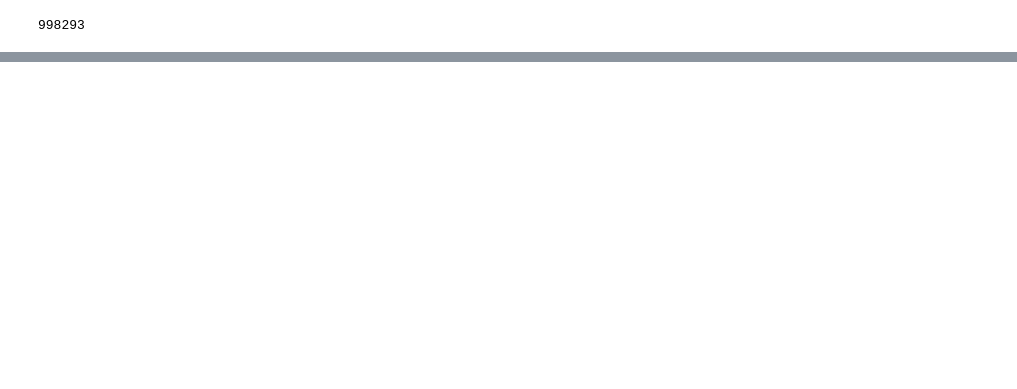
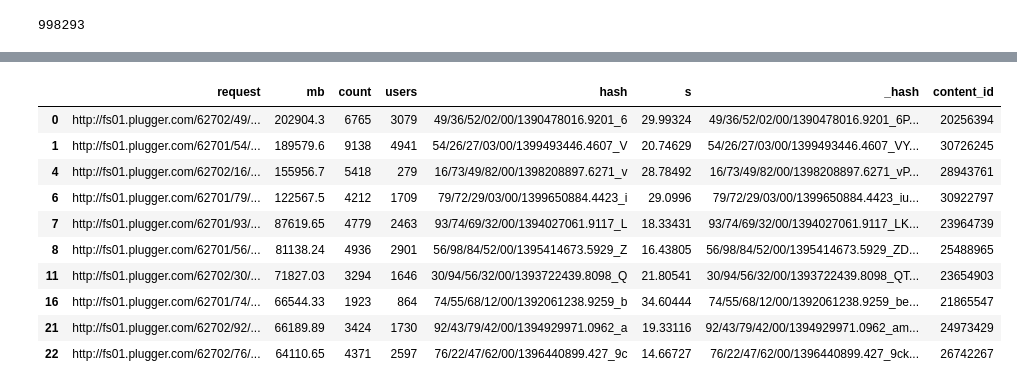
Before and after one commit to nicolasgo/_pmx, a Jupyter notebook: fraud-analysis-videos.ipynb, the cells around one changed output, grey strips where cells are left out. Cells and saved outputs as stored; diff of their text form; code cells hidden in the pictures; blank space fills up the shorter version.

```diff
--- a/fraud-analysis-videos.ipynb
+++ b/fraud-analysis-videos.ipynb
@@ -409,7 +389,7 @@ stats_per_request.sort(['users'],ascending=False).head(20)
 # %%
 zzcontent_fn=_rootdir+'data/zzcontent'
 #!head {zzcontent_fn}
-df_content=0
+#df_content=0
 try:
     print df_content.content_id.count()
 except:
@@ -451,0 +426,3 @@ dtype: int64
+# %%
+report=stats_per_request.sort(['mb'],ascending=False)
+report.head(10)
@@ -451,0 +441,19 @@ dtype: int64
+# %%
+report['_hash']=report['hash']
+report['hash']=report.hash.apply(lambda x: x[:32])
+m=df_content[['hash','content_id']].dropna()
+report=report.merge(m)#, left_index=True,right_index=True)
+report.sort(['mb'],ascending=False, inplace=True)
+report.head(10)
+# %% [output]
+|  | request | mb | count | users | hash | s | _hash | content_id |
+| 0 | http://fs01.plugger.com/62702/49/... | 202904.3 | 6765 | 3079 | 49/36/52/02/00/1390478016.9201_6 | 29.99324 | 49/36/52/02/00/1390478016.9201_6P... | 20256394 |
+| 1 | http://fs01.plugger.com/62701/54/... | 189579.6 | 9138 | 4941 | 54/26/27/03/00/1399493446.4607_V | 20.74629 | 54/26/27/03/00/1399493446.4607_VY... | 30726245 |
+| 4 | http://fs01.plugger.com/62702/16/... | 155956.7 | 5418 | 279 | 16/73/49/82/00/1398208897.6271_v | 28.78492 | 16/73/49/82/00/1398208897.6271_vP... | 28943761 |
+| 6 | http://fs01.plugger.com/62701/79/... | 122567.5 | 4212 | 1709 | 79/72/29/03/00/1399650884.4423_i | 29.0996 | 79/72/29/03/00/1399650884.4423_iu... | 30922797 |
+| 7 | http://fs01.plugger.com/62701/93/... | 87619.65 | 4779 | 2463 | 93/74/69/32/00/1394027061.9117_L | 18.33431 | 93/74/69/32/00/1394027061.9117_LK... | 23964739 |
+| 8 | http://fs01.plugger.com/62701/56/... | 81138.24 | 4936 | 2901 | 56/98/84/52/00/1395414673.5929_Z | 16.43805 | 56/98/84/52/00/1395414673.5929_ZD... | 25488965 |
+| 11 | http://fs01.plugger.com/62702/30/... | 71827.03 | 3294 | 1646 | 30/94/56/32/00/1393722439.8098_Q | 21.80541 | 30/94/56/32/00/1393722439.8098_QT... | 23654903 |
+| 16 | http://fs01.plugger.com/62701/74/... | 66544.33 | 1923 | 864 | 74/55/68/12/00/1392061238.9259_b | 34.60444 | 74/55/68/12/00/1392061238.9259_be... | 21865547 |
+| 21 | http://fs01.plugger.com/62702/92/... | 66189.89 | 3424 | 1730 | 92/43/79/42/00/1394929971.0962_a | 19.33116 | 92/43/79/42/00/1394929971.0962_am... | 24973429 |
+| 22 | http://fs01.plugger.com/62702/76/... | 64110.65 | 4371 | 2597 | 76/22/47/62/00/1396440899.427_9c | 14.66727 | 76/22/47/62/00/1396440899.427_9ck... | 26742267 |
```
Also changed, not shown: parts of 52 cells of this notebook.
